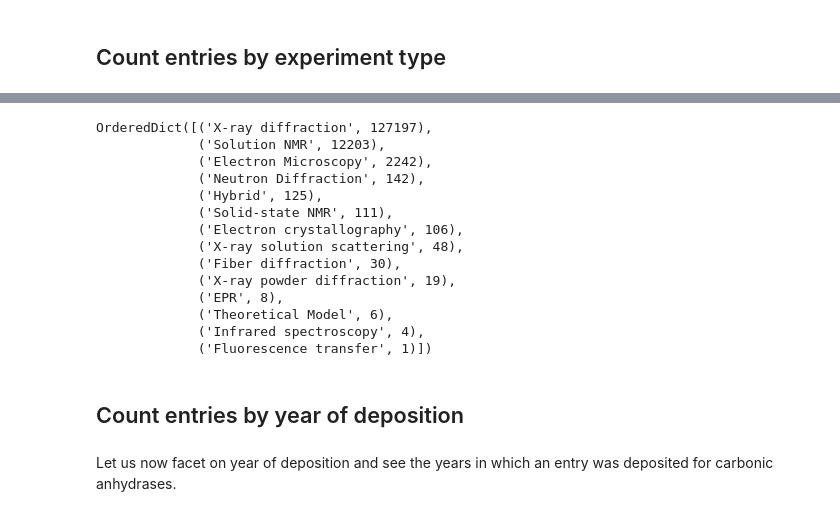
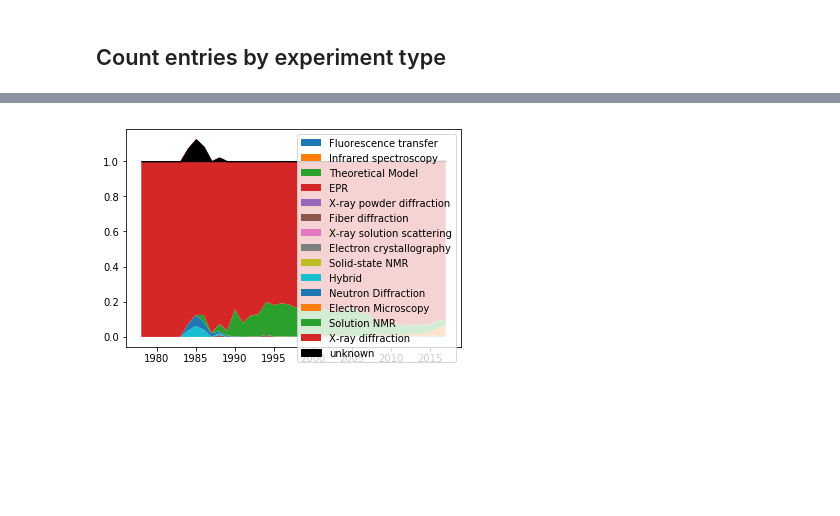
Before and after one commit to PDBeurope/PDBe_Programming, a Jupyter notebook: search_interface/notebooks/LifeCycle.ipynb, the cells around one changed output, grey strips where cells are left out. Drawn from its saved outputs; the diff is of its cells as text; code cells hidden in the pictures; blank space fills up the shorter version.

Commit message:
experimental method

```diff
--- a/search_interface/notebooks/LifeCycle.ipynb
+++ b/search_interface/notebooks/LifeCycle.ipynb
@@ -178,30 +233,20 @@ plot_df(df, ['Archaea',  'Viruses', 'Bacteria','Eukaryota',  'unknown' ])
 # %%
-response = solr.search(**{
-    "rows" : 0, "fl" : "deposition_year",
-    "q" : 'status:REL',
-    "facet" : "true", "facet.limit" : 10000000, "facet.mincount" : 1,
-    "facet.field" : "experimental_method",
-    "group" : "true", "group.facet" : "true",
-    "group.field" : "pdb_id",
-})
+# returns all values, in decreasing order of frequency
+def get_values(field):
+    response = solr.search(**{
+        "rows" : 0, "fl" : "deposition_year",
+        "q" : 'status:REL',
+        "facet" : "true", "facet.limit" : 10000000, "facet.mincount" : 1,
+        "facet.field" : field,
+        "group" : "true", "group.facet" : "true",
+        "group.field" : "pdb_id",
+    })
+    return list( response.facets['facet_fields']['experimental_method'].keys() )
 
-response.facets['facet_fields']['experimental_method']
+values = get_values("experimental_method")
+
+timeline = get_timeline("experimental_method")
+df = get_df(values, timeline)
+plot_df(df, values[::-1])
 # %% [output]
-OrderedDict([('X-ray diffraction', 127197),
-             ('Solution NMR', 12203),
-             ('Electron Microscopy', 2242),
-             ('Neutron Diffraction', 142),
-             ('Hybrid', 125),
-             ('Solid-state NMR', 111),
-             ('Electron crystallography', 106),
-             ('X-ray solution scattering', 48),
-             ('Fiber diffraction', 30),
-             ('X-ray powder diffraction', 19),
-             ('EPR', 8),
-             ('Theoretical Model', 6),
-             ('Infrared spectroscopy', 4),
-             ('Fluorescence transfer', 1)])
+[figure, added]
-# %% [markdown]
-## Count entries by year of deposition
-# %% [markdown]
-Let us now facet on year of deposition and see the years in which an entry was deposited for carbonic anhydrases.
```
Also changed, not shown: parts of 5 cells of this notebook.
